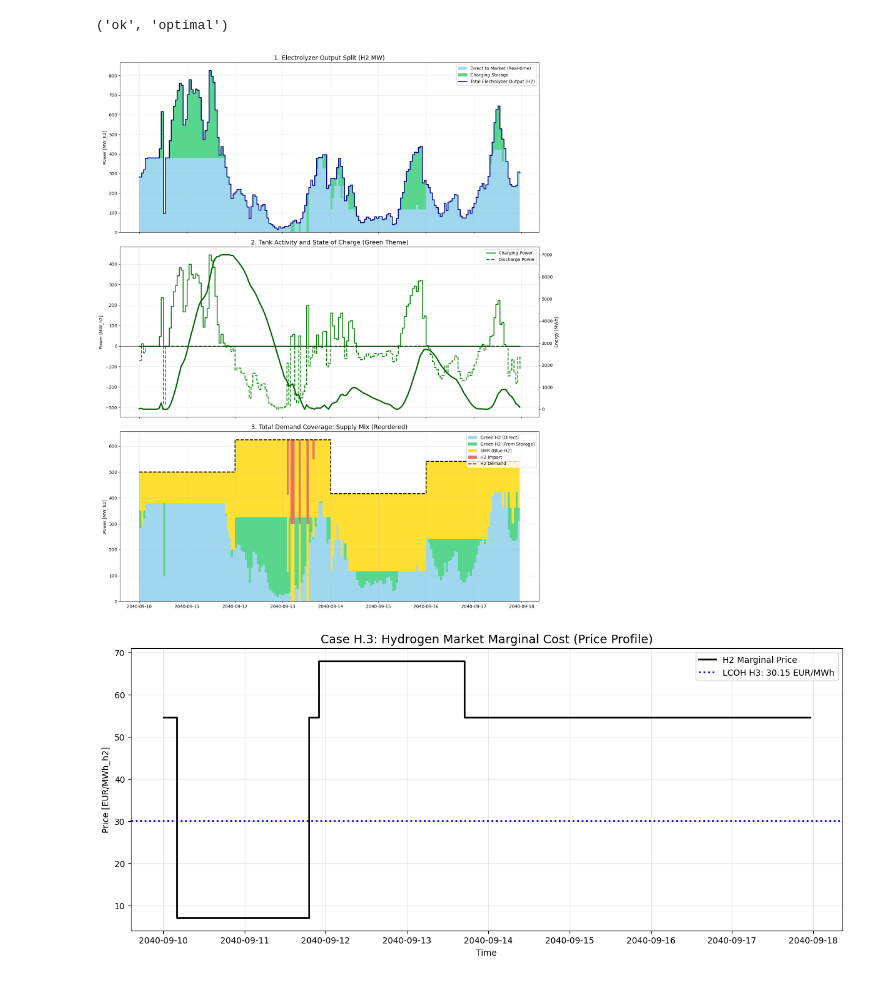
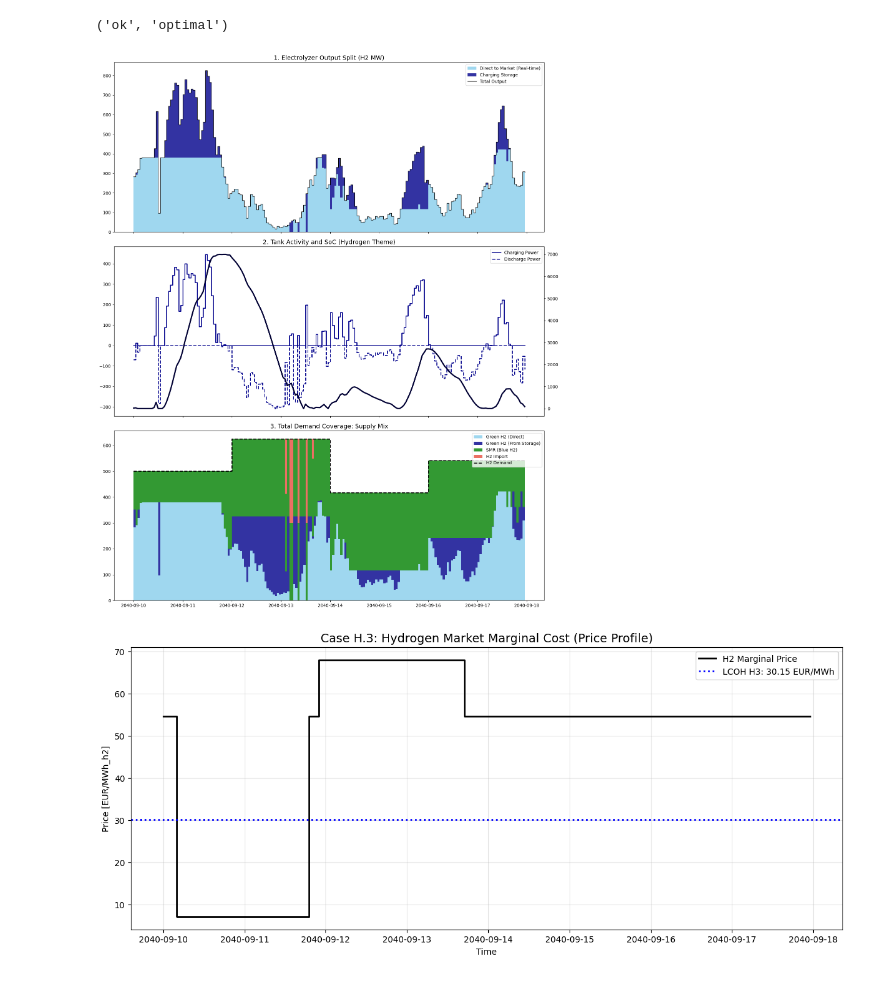
Before and after one commit to icosrle31/Test_ENNOH, a Jupyter notebook: Hydrogen_market.ipynb, the cells around one changed output. Drawn from its saved outputs; the diff is of its cells as text; code cells hidden in the pictures.

```diff
--- a/Hydrogen_market.ipynb
+++ b/Hydrogen_market.ipynb
@@ -742,61 +749,45 @@ h2_import_h2 = n_h3.generators_t.p['H2_Import']
 elec_total_h2 = n_h3.links_t.p1['Electrolyzer_Decoupled'].abs()
 storage_p = n_h3.stores_t.p['H2_Storage_Tank']
 charge_p = -storage_p.clip(upper=0)
 discharge_actual = storage_p.clip(lower=0)
 soc = n_h3.stores_t.e['H2_Storage_Tank']
 
 # --- 2. Logic for Demand Coverage (Graph 3) ---
-# Direct flow from electrolyzer to market is production minus what went to the tank
 true_direct_from_elec = (elec_total_h2 - charge_p).clip(lower=0)
-
-# The discharge from storage is the remaining part of the 'market' links not covered by real-time production
 true_from_storage = n_h3.links_t.p1['Via_Storage'].abs() + n_h3.links_t.p1['Direct_to_Market'].abs() - true_direct_from_elec
 true_from_storage = true_from_storage.clip(lower=0)
 
 # --- 3. Visualization ---
 fig, axes = plt.subplots(3, 1, figsize=(15, 18), sharex=True)
 
-# Subplot 1: Electrolyzer Split (Production Side)
+# Subplot 1: Electrolyzer Split
 labels_elec = ['Direct to Market (Real-time)', 'Charging Storage']
-colors_elec = ['#87CEEB', '#2ecc71']
+colors_elec = ['#87CEEB', '#00008B']
 axes[0].stackplot(elec_total_h2.index, [true_direct_from_elec.values, charge_p.values], labels=labels_elec, colors=colors_elec, alpha=0.8, step='post')
-axes[0].step(elec_total_h2.index, elec_total_h2.values, where='post', color='darkblue', linewidth=2, label='Total Electrolyzer Output (H2)')
+axes[0].step(elec_total_h2.index, elec_total_h2.values, where='post', color='black', linewidth=1, label='Total Output')
 axes[0].set_title('1. Electrolyzer Output Split (H2 MW)', fontsize=14)
-axes[0].set_ylabel('Power [MW_h2]')
 axes[0].legend(loc='upper right')
-axes[0].grid(True, alpha=0.3)
 
 # Subplot 2: Storage Dynamics
-axes[1].step(charge_p.index, charge_p.values, where='post', color='green', linewidth=2, label='Charging Power')
-axes[1].step(discharge_actual.index, -discharge_actual.values, where='post', color='green', linewidth=2, linestyle='--', label='Discharge Power')
-axes[1].axhline(0, color='black', linewidth=0.8)
-axes[1].set_ylabel('Power [MW_h2]')
-axes[1].set_title('2. Tank Activity and State of Charge (Green Theme)', fontsize=14)
-axes[1].grid(True, alpha=0.3)
+axes[1].step(charge_p.index, charge_p.values, where='post', color='#00008B', linewidth=2, label='Charging Power')
+axes[1].step(discharge_actual.index, -discharge_actual.values, where='post', color='#00008B', linewidth=2, linestyle='--', label='Discharge Power')
 ax1_twin = axes[1].twinx()
-ax1_twin.plot(soc.index, soc.values, color='darkgreen', linewidth=3, label='SoC')
-ax1_twin.set_ylabel('Energy [MWh]')
+ax1_twin.plot(soc.index, soc.values, color='#000033', linewidth=3, label='SoC')
+axes[1].set_title('2. Tank Activity and SoC (Hydrogen Theme)', fontsize=14)
 axes[1].legend(loc='upper right')
 
-# Subplot 3: Demand Coverage (Reordered layers as requested)
-# Order: Direct -> Storage -> SMR -> Import
+# Subplot 3: Demand Coverage
 labels_supply = ['Green H2 (Direct)', 'Green H2 (From Storage)', 'SMR (Blue H2)', 'H2 Import']
-colors_supply = ['#87CEEB', '#2ecc71', 'gold', '#e74c3c']
-
-axes[2].stackplot(h2_load.index,
-                  [true_direct_from_elec.values, true_from_storage.values, smr_h2.values, h2_import_h2.values],
-                  labels=labels_supply, colors=colors_supply, alpha=0.8, step='post')
-
+colors_supply = ['#87CEEB', '#00008B', 'green', '#e74c3c']
+axes[2].stackplot(h2_load.index, [true_direct_from_elec.values, true_from_storage.values, smr_h2.values, h2_import_h2.values], labels=labels_supply, colors=colors_supply, alpha=0.8, step='post')
 axes[2].step(h2_load.index, h2_load.values, where='post', color='black', linestyle='--', linewidth=2, label='H2 Demand')
-axes[2].set_title('3. Total Demand Coverage: Supply Mix (Reordered)', fontsize=14)
-axes[2].set_ylabel('Power [MW_h2]')
+axes[2].set_title('3. Total Demand Coverage: Supply Mix', fontsize=14)
 axes[2].legend(loc='upper right')
-axes[2].grid(True, alpha=0.3)
 
 plt.tight_layout()
 plt.show()
 # %% [output]
-[figure, old version]
+[figure, new version]
 # %%
 import matplotlib.pyplot as plt
 
```
Also changed, not shown: parts of 23 cells of this notebook.
